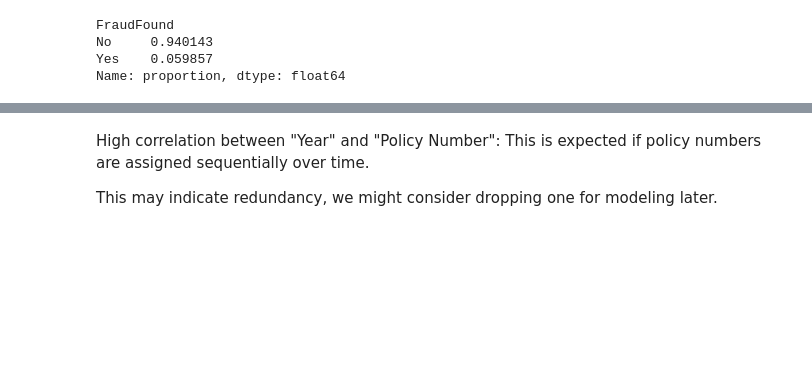
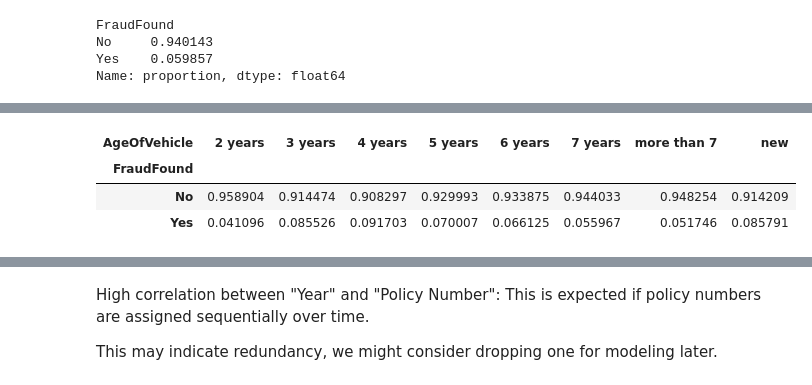
Before and after one commit to fatinshariff/auto-insurance-fraud-detection, a Jupyter notebook: data_exploration.ipynb, the cells around one changed output, grey strips where cells are left out. Drawn from its saved outputs; the diff is of its cells as text; code cells hidden in the pictures; blank space fills up the shorter version.

```diff
--- a/data_exploration.ipynb
+++ b/data_exploration.ipynb
@@ -149,0 +254,7 @@ As clarified earlier, this is an inbalance dataset with ~6% target is fraud.
+# %%
+percent_table
+# %% [output]
+| AgeOfVehicle | 2 years | 3 years | 4 years | 5 years | 6 years | 7 years | more than 7 | new |
+| FraudFound |  |  |  |  |  |  |  |  |
+| No | 0.958904 | 0.914474 | 0.908297 | 0.929993 | 0.933875 | 0.944033 | 0.948254 | 0.914209 |
+| Yes | 0.041096 | 0.085526 | 0.091703 | 0.070007 | 0.066125 | 0.055967 | 0.051746 | 0.085791 |
```
Also changed, not shown: parts of 61 cells of this notebook.
